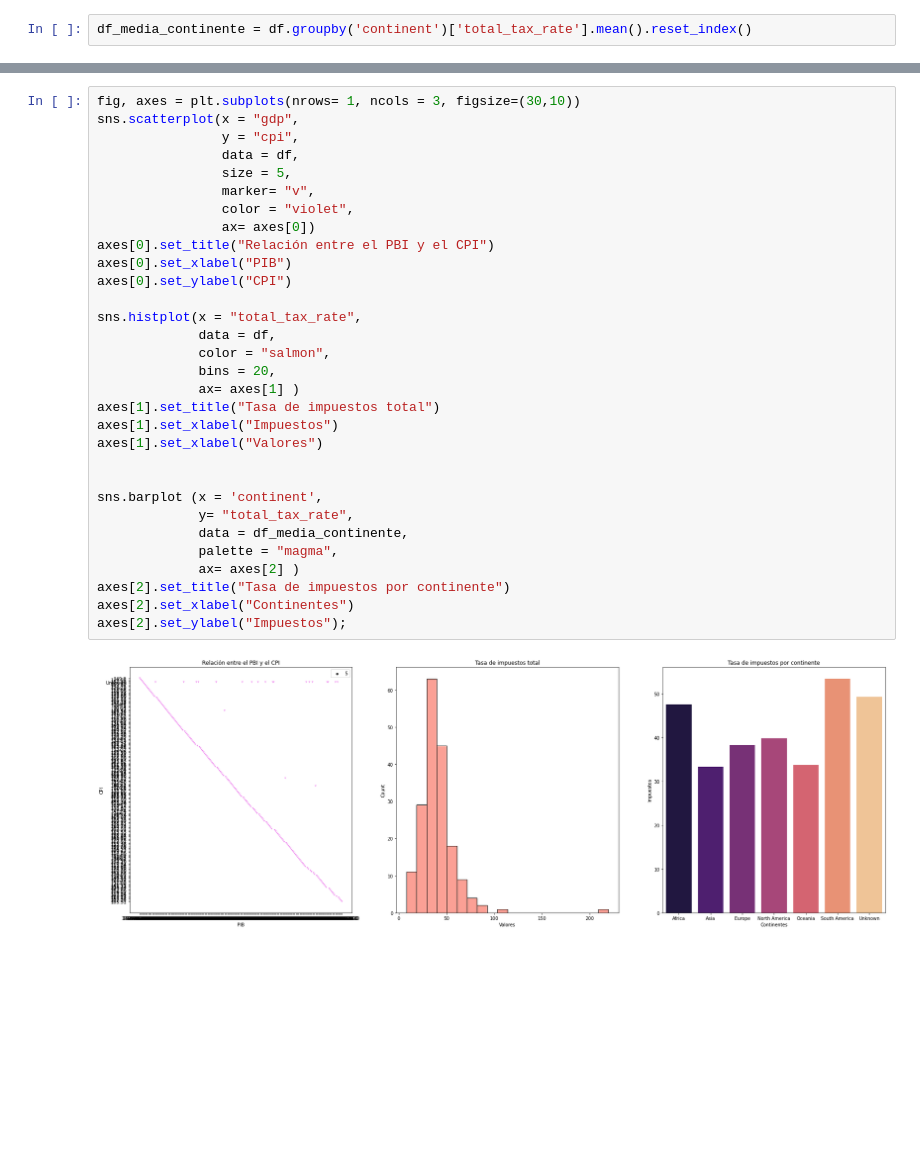
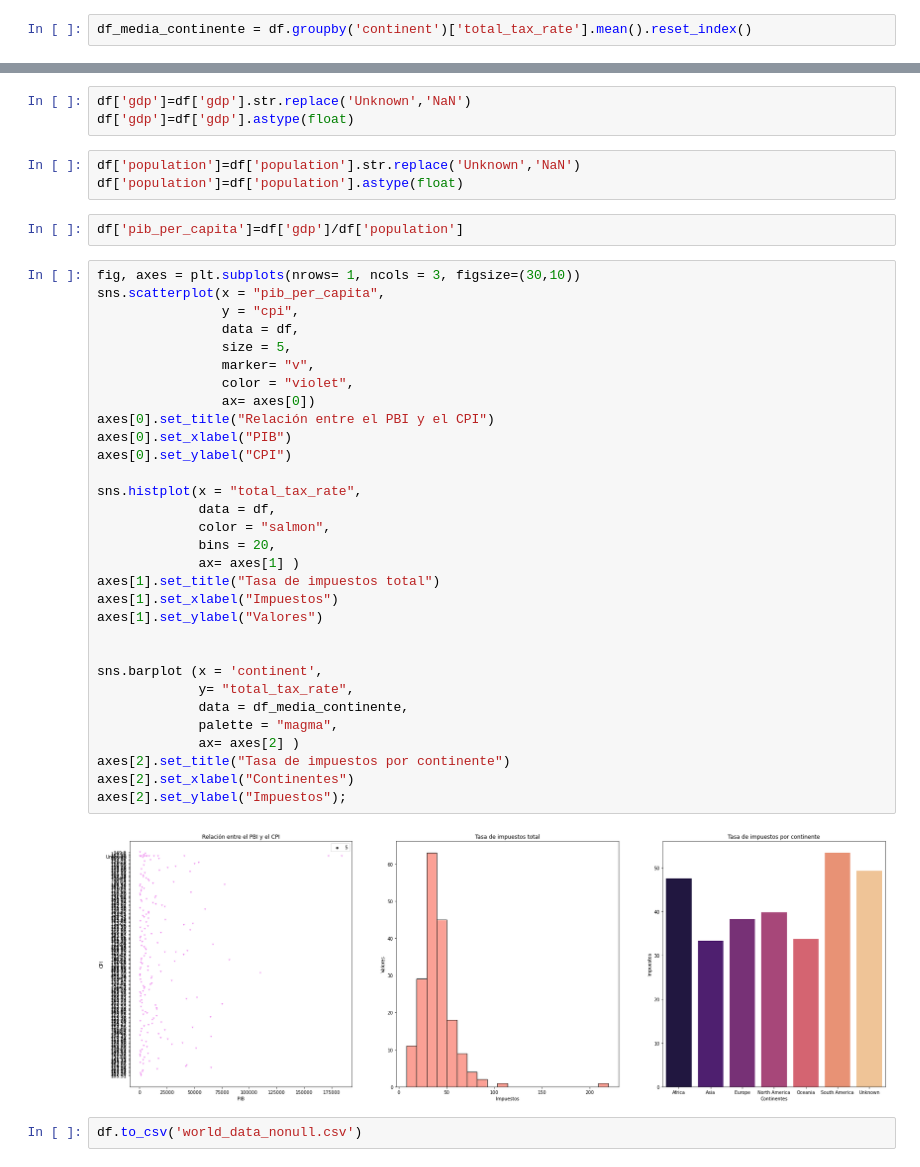
Before and after one commit to Adalab/da-modulo3-sprint2-pairprogramming-PatriciaAnaG, a Jupyter notebook: pair_VISUALIZACION.ipynb, the cells around one changed output, grey strips where cells are left out. Saved outputs shown, nothing was run; the diff lists cells and outputs as text; blank space fills up the shorter version.

```diff
--- a/pair_VISUALIZACION.ipynb
+++ b/pair_VISUALIZACION.ipynb
@@ -235,33 +245,43 @@ df_media_continente = df.groupby('continent')['total_tax_rate'].mean().reset_ind
+# %%
+df['gdp']=df['gdp'].str.replace('Unknown','NaN')
+df['gdp']=df['gdp'].astype(float)
+# %%
+df['population']=df['population'].str.replace('Unknown','NaN')
+df['population']=df['population'].astype(float)
+# %%
+df['pib_per_capita']=df['gdp']/df['population']
 # %%
 fig, axes = plt.subplots(nrows= 1, ncols = 3, figsize=(30,10))
-sns.scatterplot(x = "gdp",
+sns.scatterplot(x = "pib_per_capita",
                 y = "cpi",
                 data = df,
                 size = 5,
                 marker= "v",
                 color = "violet",
                 ax= axes[0])
 axes[0].set_title("Relación entre el PBI y el CPI")
 axes[0].set_xlabel("PIB")
 axes[0].set_ylabel("CPI")
 
 sns.histplot(x = "total_tax_rate",
              data = df,
              color = "salmon",
              bins = 20,
              ax= axes[1] )
 axes[1].set_title("Tasa de impuestos total")
 axes[1].set_xlabel("Impuestos")
-axes[1].set_xlabel("Valores")
+axes[1].set_ylabel("Valores")
 
 
 sns.barplot (x = 'continent',
              y= "total_tax_rate",
              data = df_media_continente,
              palette = "magma",
              ax= axes[2] )
 axes[2].set_title("Tasa de impuestos por continente")
 axes[2].set_xlabel("Continentes")
 axes[2].set_ylabel("Impuestos");
 # %% [output]
-[figure, old version]
+[figure, new version]
+# %%
+df.to_csv('world_data_nonull.csv')
```
Also changed, not shown: parts of 5 cells of this notebook.
